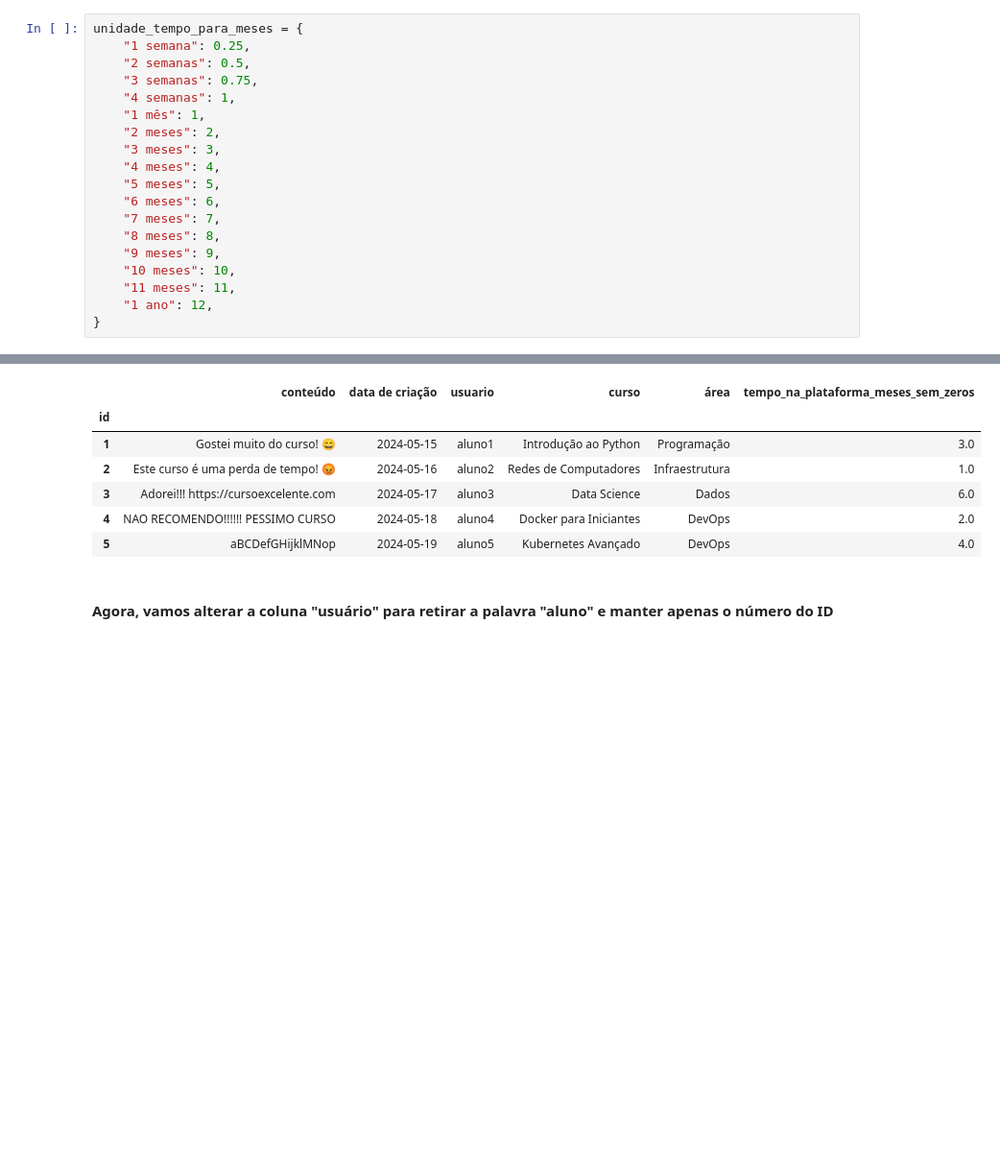
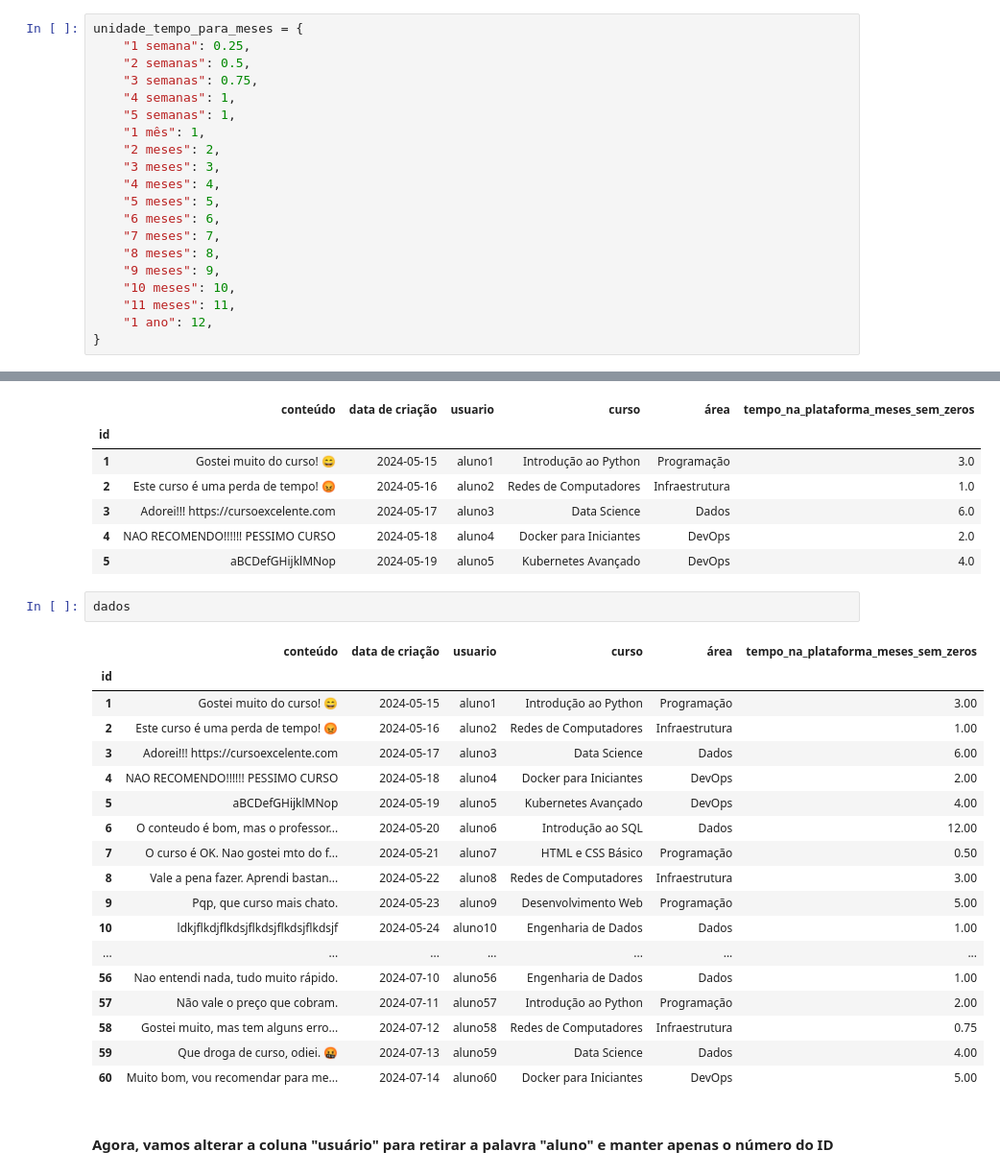
Before and after one commit to mariaiteixeira/desafio_dados, a Jupyter notebook: Desafio_Data_Science.ipynb, the cells around one changed output, grey strips where cells are left out. Shown: that part at 96% size. Cells and saved outputs as stored; diff of their text form; blank space fills up the shorter version.

Commit message:
Alterar 5 semanas para um mês

```diff
--- a/Desafio_Data_Science.ipynb
+++ b/Desafio_Data_Science.ipynb
@@ -46,6 +46,7 @@ unidade_tempo_para_meses = {
     "2 semanas": 0.5,
     "3 semanas": 0.75,
     "4 semanas": 1,
+    "5 semanas": 1,
     "1 mês": 1,
     "2 meses": 2,
     "3 meses": 3,
@@ -82,6 +83,27 @@ dados.head()
 | 3 | Adorei!!! https://cursoexcelente.com | 2024-05-17 | aluno3 | Data Science | Dados | 6.0 |
 | 4 | NAO RECOMENDO!!!!!! PESSIMO CURSO | 2024-05-18 | aluno4 | Docker para Iniciantes | DevOps | 2.0 |
 | 5 | aBCDefGHijklMNop | 2024-05-19 | aluno5 | Kubernetes Avançado | DevOps | 4.0 |
+# %%
+dados
+# %% [output]
+|  | conteúdo | data de criação | usuario | curso | área | tempo_na_plataforma_meses_sem_zeros |
+| id |  |  |  |  |  |  |
+| 1 | Gostei muito do curso! 😄 | 2024-05-15 | aluno1 | Introdução ao Python | Programação | 3.00 |
+| 2 | Este curso é uma perda de tempo! 😡 | 2024-05-16 | aluno2 | Redes de Computadores | Infraestrutura | 1.00 |
+| 3 | Adorei!!! https://cursoexcelente.com | 2024-05-17 | aluno3 | Data Science | Dados | 6.00 |
+| 4 | NAO RECOMENDO!!!!!! PESSIMO CURSO | 2024-05-18 | aluno4 | Docker para Iniciantes | DevOps | 2.00 |
+| 5 | aBCDefGHijklMNop | 2024-05-19 | aluno5 | Kubernetes Avançado | DevOps | 4.00 |
+| 6 | O conteudo é bom, mas o professor... | 2024-05-20 | aluno6 | Introdução ao SQL | Dados | 12.00 |
+| 7 | O curso é OK. Nao gostei mto do f... | 2024-05-21 | aluno7 | HTML e CSS Básico | Programação | 0.50 |
+| 8 | Vale a pena fazer. Aprendi bastan... | 2024-05-22 | aluno8 | Redes de Computadores | Infraestrutura | 3.00 |
+| 9 | Pqp, que curso mais chato. | 2024-05-23 | aluno9 | Desenvolvimento Web | Programação | 5.00 |
+| 10 | ldkjflkdjflkdsjflkdsjflkdsjflkdsjf | 2024-05-24 | aluno10 | Engenharia de Dados | Dados | 1.00 |
+| ... | ... | ... | ... | ... | ... | ... |
+| 56 | Nao entendi nada, tudo muito rápido. | 2024-07-10 | aluno56 | Engenharia de Dados | Dados | 1.00 |
+| 57 | Não vale o preço que cobram. | 2024-07-11 | aluno57 | Introdução ao Python | Programação | 2.00 |
+| 58 | Gostei muito, mas tem alguns erro... | 2024-07-12 | aluno58 | Redes de Computadores | Infraestrutura | 0.75 |
+| 59 | Que droga de curso, odiei. 🤬 | 2024-07-13 | aluno59 | Data Science | Dados | 4.00 |
+| 60 | Muito bom, vou recomendar para me... | 2024-07-14 | aluno60 | Docker para Iniciantes | DevOps | 5.00 |
 # %% [markdown]
 #### Agora, vamos alterar a coluna "usuário" para retirar a palavra "aluno" e manter apenas o número do ID
 # %%
```
Also changed, not shown: parts of 4 cells of this notebook.
